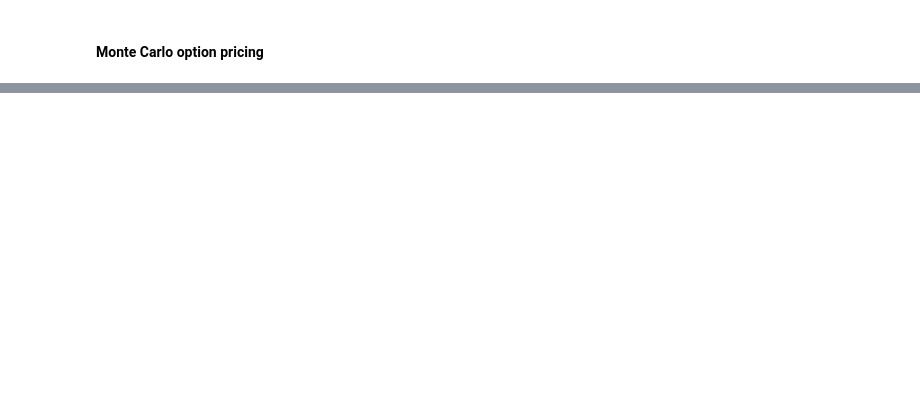
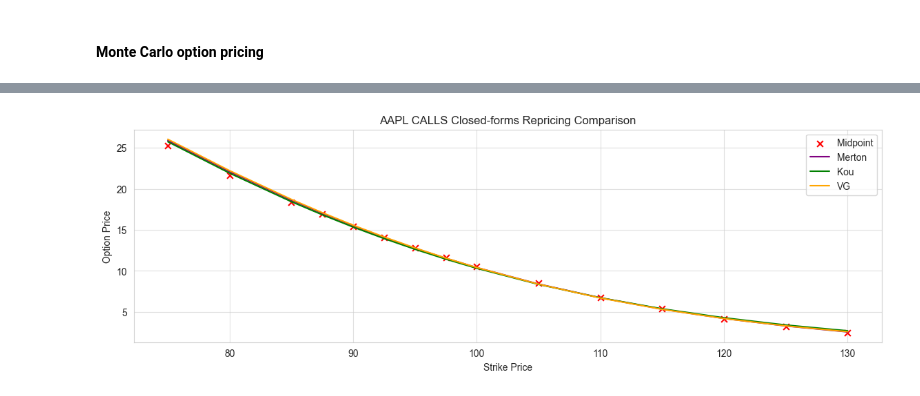
Before and after one commit to ornella-el/Margin-Loans-Pricing, a Jupyter notebook: calibration/AAPL/1_Calls_Calibration.ipynb, the cells around one changed output, grey strips where cells are left out. Drawn from its saved outputs; the diff is of its cells as text; code cells hidden in the pictures; blank space fills up the shorter version.

```diff
--- a/calibration/AAPL/1_Calls_Calibration.ipynb
+++ b/calibration/AAPL/1_Calls_Calibration.ipynb
@@ -363,3 +373,13 @@ calls_vg_params_aapl = vg_params2
+# %%
+%store -r calls_bs_params_aapl
+%store -r calls_mert_params_aapl
+%store -r calls_kou_params_aapl
+%store -r calls_vg_params_aapl
+
+bs_param = calls_bs_params_aapl
+m_params = calls_mert_params_aapl
+k_params = calls_kou_params_aapl
+vg_params = calls_vg_params_aapl
 # %% [markdown]
 ### Reprice options using calibrated parameters
 Once we have calibrated all the models, we test our parameters calibration by repricing the original dataframe of options. The table contains all the **BID**, **ASK** and **MIDPOINT** prices. The calibration is well perfromed if the prices we obtain belong to the interval $[BID, ASK]$.
@@ -377,7 +416,7 @@ print(f'MARKET PRICES. STARTING DATE = 20-01-2016. EXPIRY = 1YEAR. \n\n{call_cal
 # %% [markdown]
 #### Merton Jump Diffusion model
 # %%
-sigma, lambd, meanJ, stdJ = mert_params2
+sigma, lambd, meanJ, stdJ = m_params
 MertonCAL = Merton_pricer(S0, None, T, r, q, sigma, lambd, meanJ, stdJ, exercise)
 SMerton_CAL = MertonCAL.MertonPath(days, paths)
 
@@ -402,5 +458,5 @@ print(call_calib_prices)
 # %%
-sigma, lambd, p, eta1, eta2 = kou_params2
+sigma, lambd, p, eta1, eta2 = k_params
 KouCAL = Kou_pricer(S0, None, T, r, sigma, lambd, p, eta1, eta2, exercise)
 SKou_CAL = KouCAL.KouPath(days, paths)
 
@@ -426,5 +499,5 @@ print(call_calib_prices.iloc[:, selection])
 # %%
-sigm, theta, nu = vg_params2
+sigm, theta, nu = vg_params
 VGCAL = VG_pricer(S0, None, T, r, q, sigm, theta, nu, exercise)
 SVarGamma_CAL = VGCAL.VarianceGammaPath2(days, paths)
 
@@ -499,0 +612,21 @@ plt.show()
+# %%
+fig, ax = plt.subplots(figsize=(14, 4))
+
+# Plot the first subplot (Merton model)
+ax.scatter(call_strikes, call_prices, marker='x', color='red', label="Midpoint",  s=40)
+ax.plot(call_strikes, merton_cf_prices, label="Merton", color="purple")
+
+# Plot the second subplot (Kou model)
+ax.plot(call_strikes, kou_cf_prices, label="Kou", color="green")
+
+# Plot the third subplot (VG model)
+ax.plot(call_strikes, vg_cf_prices, label="VG", color="orange")
+
+ax.set_title("AAPL CALLS Closed-forms Repricing Comparison")
+ax.set_xlabel("Strike Price")
+ax.set_ylabel("Option Price")
+ax.legend()
+plt.grid(True, linestyle="-", alpha=0.6)
+plt.show()
+# %% [output]
+[figure, added]
```
Also changed, not shown: parts of 11 cells of this notebook, 9 other files.
